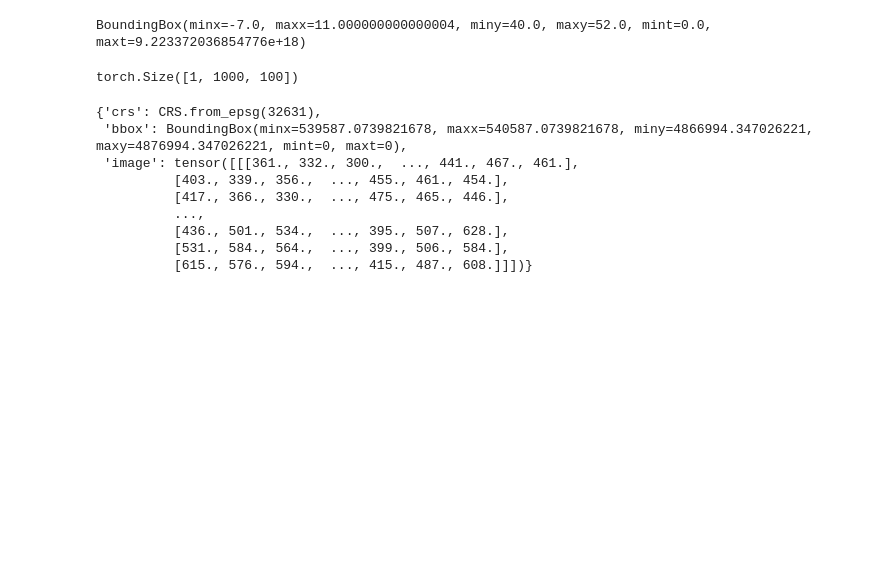
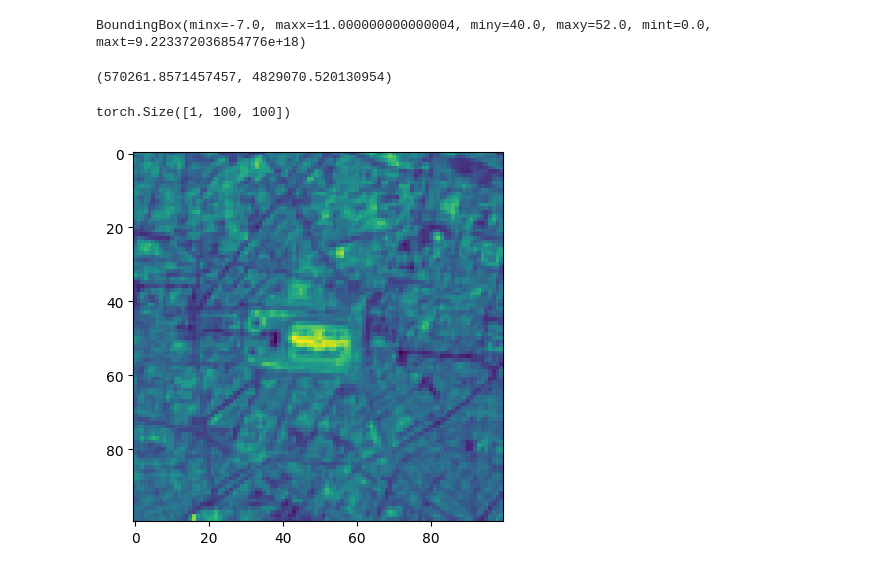
Before and after one commit to plantnet/malpolon, a Jupyter notebook: malpolon/data/torchgeo/sandbox.ipynb, the cells around one changed output. Saved outputs shown, nothing was run; the diff lists cells and outputs as text; code cells hidden in the pictures; blank space fills up the shorter version.

Commit message:
udapted WiP in testing torchgeo raster extractor

```diff
--- a/malpolon/data/torchgeo/sandbox.ipynb
+++ b/malpolon/data/torchgeo/sandbox.ipynb
@@ -740,24 +741,28 @@ plt.show()
 dataset.bounds
 # %% [output]
 BoundingBox(minx=-7.0, maxx=11.000000000000004, miny=40.0, maxy=52.0, mint=0.0, maxt=9.223372036854776e+18)
+# %%
+transformer = Transformer.from_crs(CRS.from_epsg(4326), CRS.from_epsg(32631), always_xy=True)
+mtp_coords32631 = transformer.transform(3.8707, 43.6113)
+print(mtp_coords32631)
+# %% [output]
+(570261.8571457457, 4829070.520130954)
+# %%
+dataset_mlc = RasterTorchGeo('/home/waramz/Documents/INRIA_Pl@ntNet/git/malpolon/malpolon/data/torchgeo/dataset/sentinel')
+res_mlc = dataset_mlc[{'lon':3.8707, 'lat':43.6113, 'crs':dataset_mlc.crs_pyproj.geodetic_crs, 'units':'pixel', 'size': (100, 100)}]
+# dataset_mlc = RasterTorchGeo('/home/waramz/Documents/INRIA_Pl@ntNet/git/malpolon/malpolon/data/torchgeo/dataset/sentinel/rouen', patch_size=100)
+# res_mlc = dataset_mlc[{'lon':1.067401, 'lat':49.384415, 'crs':dataset_mlc.crs_pyproj.geodetic_crs, 'units':'m', 'size': (1000, 1000)}]
+print(res_mlc['image'].shape)
+# %% [output]
+torch.Size([1, 100, 100])
 # %%
 dataset_mlc = RasterTorchGeo('/home/waramz/Documents/INRIA_Pl@ntNet/git/malpolon/malpolon/data/torchgeo/dataset/sentinel')
-res_mlc = dataset_mlc[{'lon':3.5, 'lat':44, 'crs':dataset_mlc.crs_pyproj.geodetic_crs, 'units':'pixel', 'size': (100, 1000)}]
-print(res_mlc['image'].shape)
+a = dataset_mlc[{'lon':3.87075, 'lat':43.61135, 'crs':dataset_mlc.crs_pyproj.geodetic_crs, 'units':'pixel', 'size': (100, 100)}]
+plt.figure()
+plt.imshow(a['image'][0])
+plt.show()
 # %% [output]
-torch.Size([1, 1000, 100])
+[figure, added]
-# %%
-res_mlc
-# %% [output]
-{'crs': CRS.from_epsg(32631),
- 'bbox': BoundingBox(minx=539587.0739821678, maxx=540587.0739821678, miny=4866994.347026221, maxy=4876994.347026221, mint=0, maxt=0),
- 'image': tensor([[[361., 332., 300.,  ..., 441., 467., 461.],
-          [403., 339., 356.,  ..., 455., 461., 454.],
-          [417., 366., 330.,  ..., 475., 465., 446.],
-          ...,
-          [436., 501., 534.,  ..., 395., 507., 628.],
-          [531., 584., 564.,  ..., 399., 506., 584.],
-          [615., 576., 594.,  ..., 415., 487., 608.]]])}
 # %%
 plt.figure()
 plt.imshow(res_mlc['image'][0])
```
Also changed, not shown: parts of 6 cells of this notebook, 3 other files.
